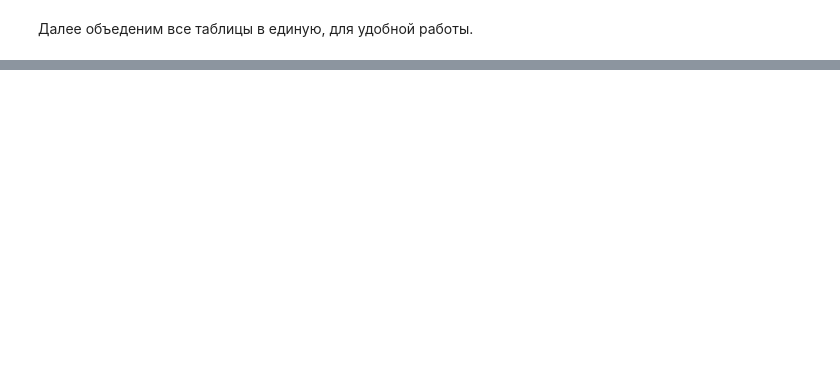
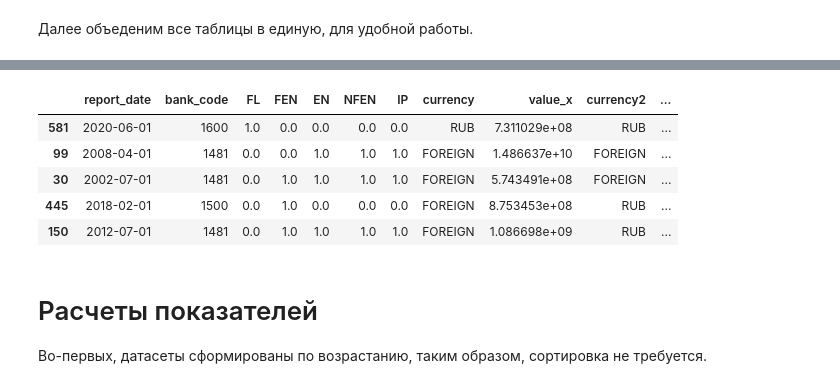
Before and after one commit to IAskarov/IDE, a Jupyter notebook: Data/Solution for CB.ipynb, the cells around one changed output, grey strips where cells are left out. Saved outputs shown, nothing was run; the diff lists cells and outputs as text; code cells hidden in the pictures; blank space fills up the shorter version.

```diff
--- a/Data/Solution for CB.ipynb
+++ b/Data/Solution for CB.ipynb
@@ -113,0 +114,3 @@ data.sample(3)
+# %%
+data['report_date'] = pd.to_datetime(data['report_date'], format='%Y-%m-%d')
+data.head(3)
@@ -113,0 +142,22 @@ data.sample(3)
+# %%
+# Проведем небольшую предобработку данных признака report_date
+def add_datetime_features(data):
+
+    data['report_date_month'] = data['report_date'].dt.month # создаем новый признак месяц
+    data['report_date_year'] = data['report_date'].dt.year # создаем новый признак год
+    data['quarter'] = data['report_date'].dt.to_period('Q') # создаем новый признак квартал
+    return data
+# %%
+data = add_datetime_features(data)
+data.sample(5)
+# %% [output]
+|  | report_date | bank_code | FL | FEN | EN | NFEN | IP | сurrency | value_x | сurrency2 | ... |
+| 581 | 2020-06-01 | 1600 | 1.0 | 0.0 | 0.0 | 0.0 | 0.0 | RUB | 7.311029e+08 | RUB | ... |
+| 99 | 2008-04-01 | 1481 | 0.0 | 0.0 | 1.0 | 1.0 | 1.0 | FOREIGN | 1.486637e+10 | FOREIGN | ... |
+| 30 | 2002-07-01 | 1481 | 0.0 | 1.0 | 1.0 | 1.0 | 1.0 | FOREIGN | 5.743491e+08 | FOREIGN | ... |
+| 445 | 2018-02-01 | 1500 | 0.0 | 1.0 | 0.0 | 0.0 | 0.0 | FOREIGN | 8.753453e+08 | RUB | ... |
+| 150 | 2012-07-01 | 1481 | 0.0 | 1.0 | 1.0 | 1.0 | 1.0 | FOREIGN | 1.086698e+09 | RUB | ... |
+# %% [markdown]
+# Расчеты показателей
+
+Во-первых, датасеты сформированы по возрастанию, таким образом, сортировка не требуется.
```
Also changed, not shown: parts of 20 cells of this notebook, 2 other files.
